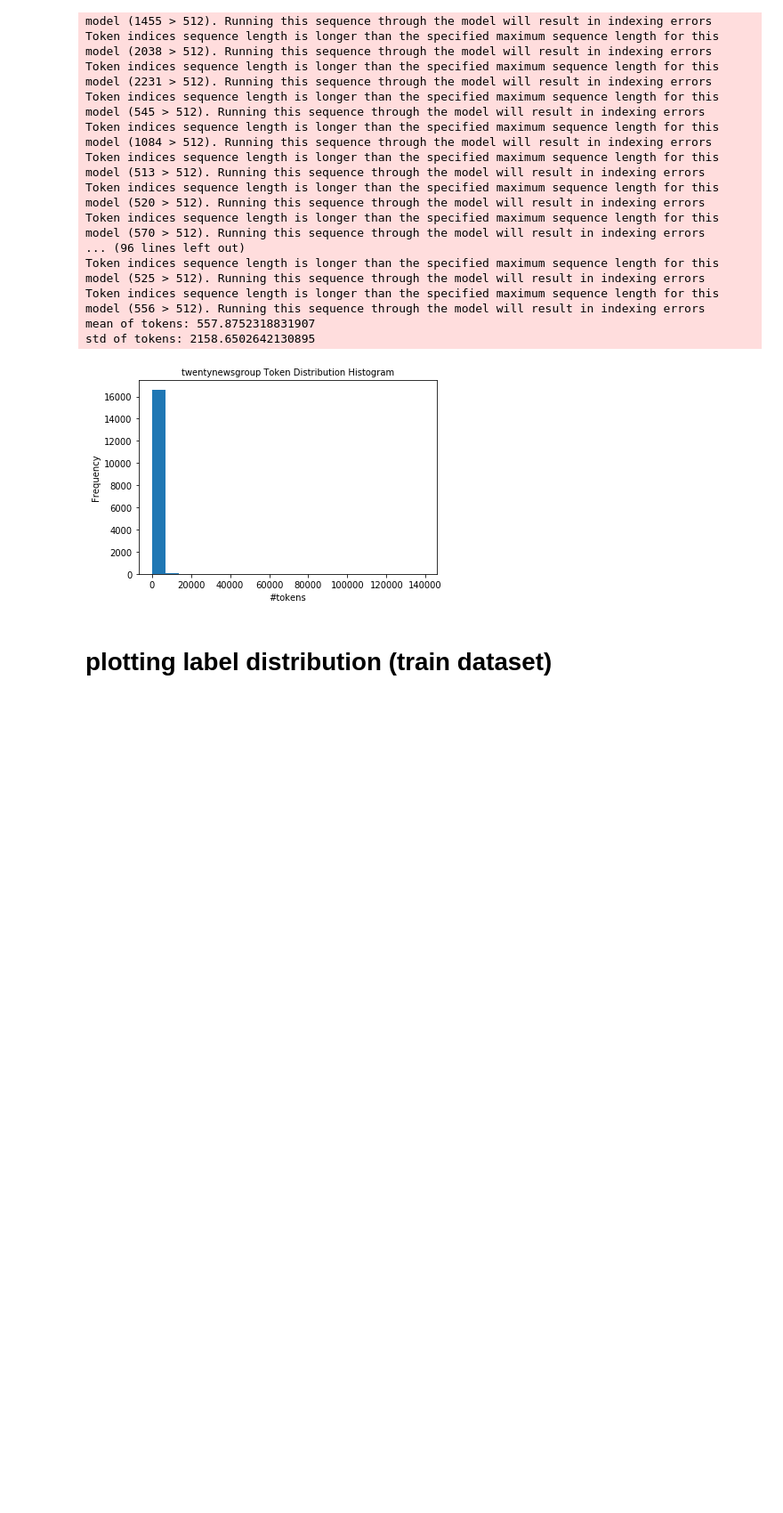
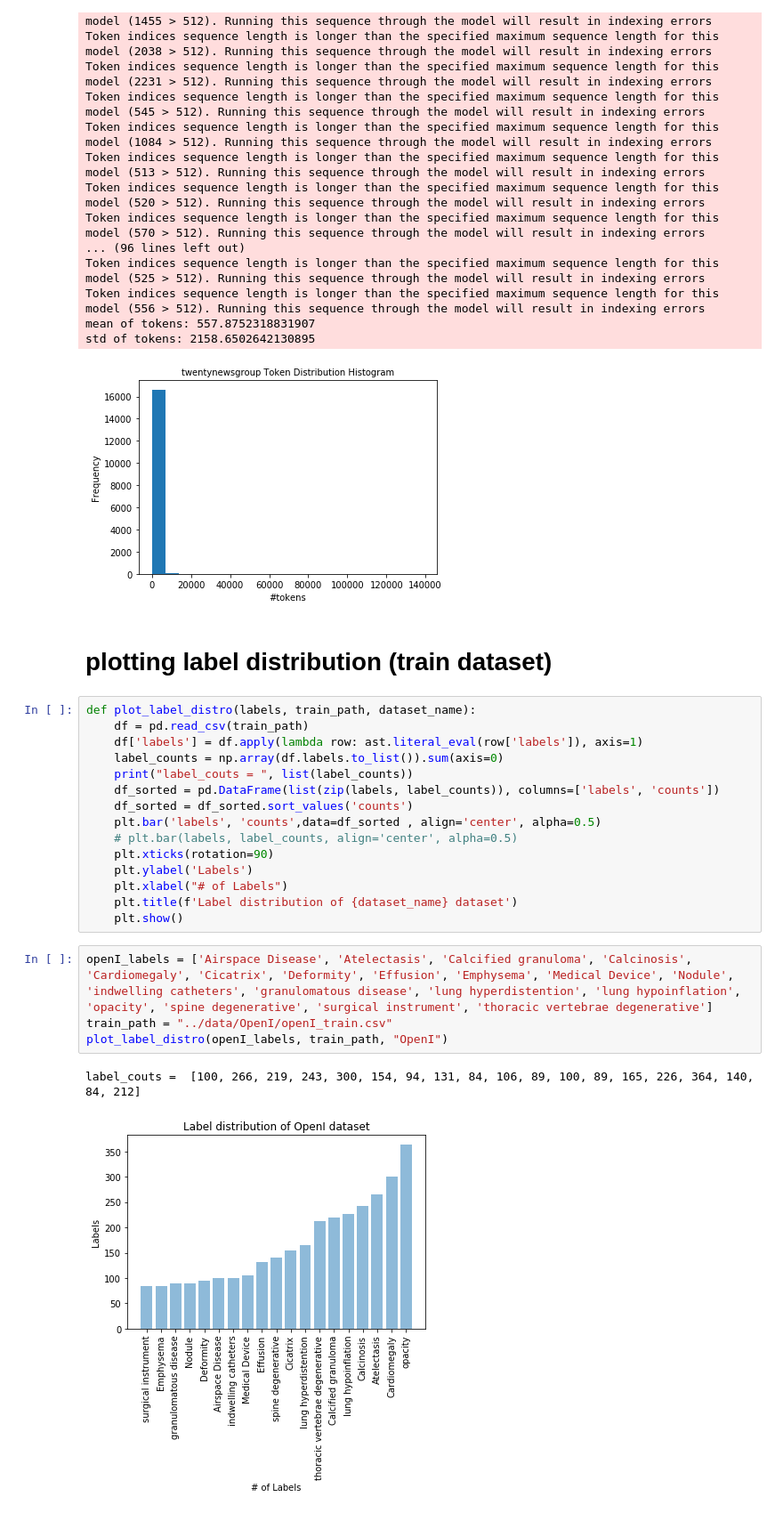
Before and after one commit to fatemerhmi/MTLV, a Jupyter notebook: notebooks/plots.ipynb, the cells around one changed output. Shown at 89% size. Cells and saved outputs as stored; diff of their text form; blank space fills up the shorter version.

Commit message:
plotted label counts in plots notebook

```diff
--- a/notebooks/plots.ipynb
+++ b/notebooks/plots.ipynb
@@ -91,4 +95,26 @@ std of tokens: 2158.6502642130895
 [figure]
 # %% [markdown]
 # plotting label distribution (train dataset)
+# %%
+def plot_label_distro(labels, train_path, dataset_name):
+    df = pd.read_csv(train_path)
+    df['labels'] = df.apply(lambda row: ast.literal_eval(row['labels']), axis=1)
+    label_counts = np.array(df.labels.to_list()).sum(axis=0)
+    print("label_couts = ", list(label_counts))
+    df_sorted = pd.DataFrame(list(zip(labels, label_counts)), columns=['labels', 'counts'])
+    df_sorted = df_sorted.sort_values('counts')
+    plt.bar('labels', 'counts',data=df_sorted , align='center', alpha=0.5)
+    # plt.bar(labels, label_counts, align='center', alpha=0.5)
+    plt.xticks(rotation=90)
+    plt.ylabel('Labels')
+    plt.xlabel("# of Labels")
+    plt.title(f'Label distribution of {dataset_name} dataset')
+    plt.show()
+# %%
+openI_labels = ['Airspace Disease', 'Atelectasis', 'Calcified granuloma', 'Calcinosis', 'Cardiomegaly', 'Cicatrix', 'Deformity', 'Effusion', 'Emphysema', 'Medical Device', 'Nodule', 'indwelling catheters', 'granulomatous disease', 'lung hyperdistention', 'lung hypoinflation', 'opacity', 'spine degenerative', 'surgical instrument', 'thoracic vertebrae degenerative']
+train_path = "../data/OpenI/openI_train.csv"
+plot_label_distro(openI_labels, train_path, "OpenI")
+# %% [output]
+label_couts =  [100, 266, 219, 243, 300, 154, 94, 131, 84, 106, 89, 100, 89, 165, 226, 364, 140, 84, 212]
+[figure, added]
 # %%
```
Also changed, not shown: parts of 5 cells of this notebook.
